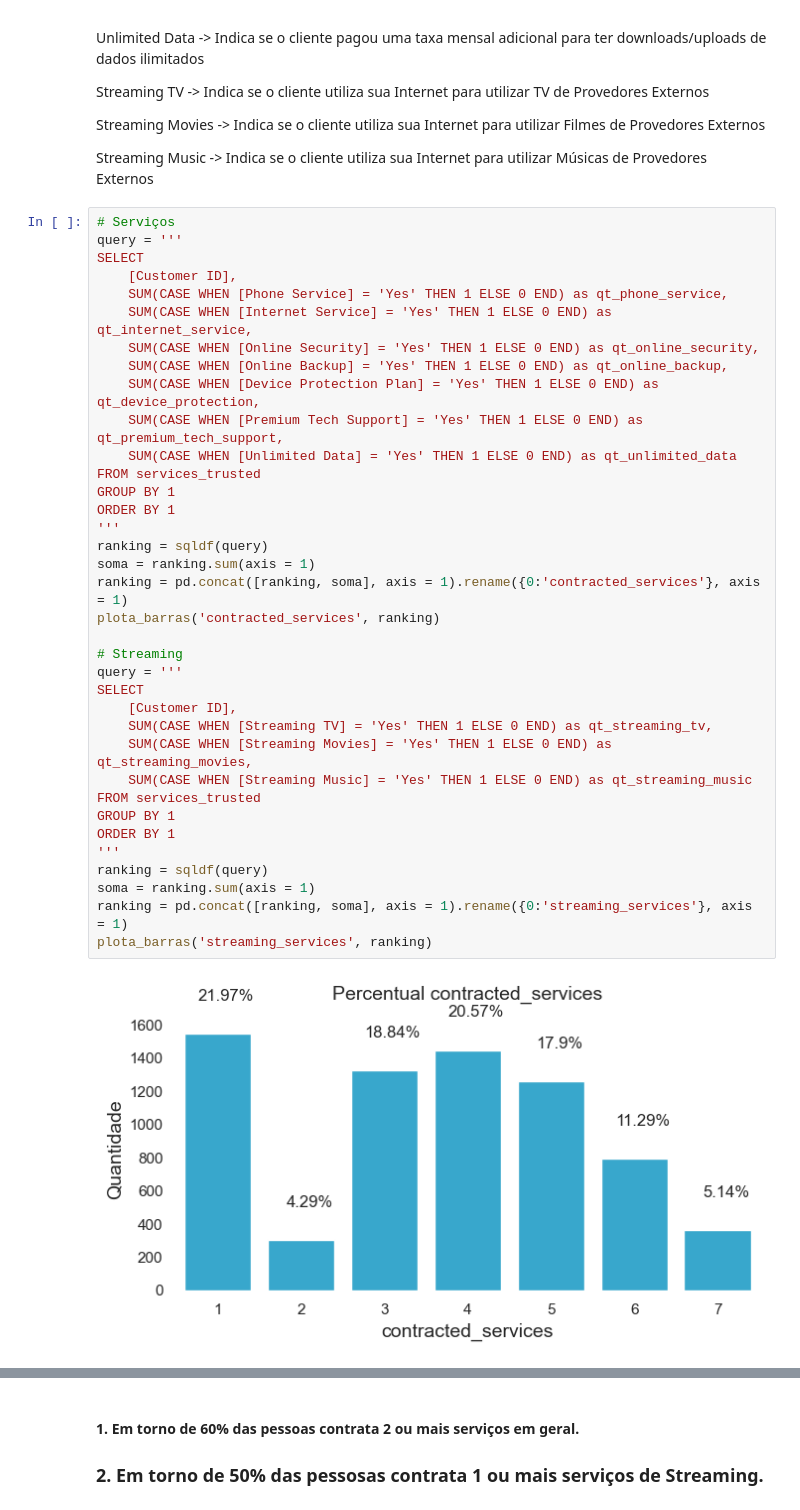
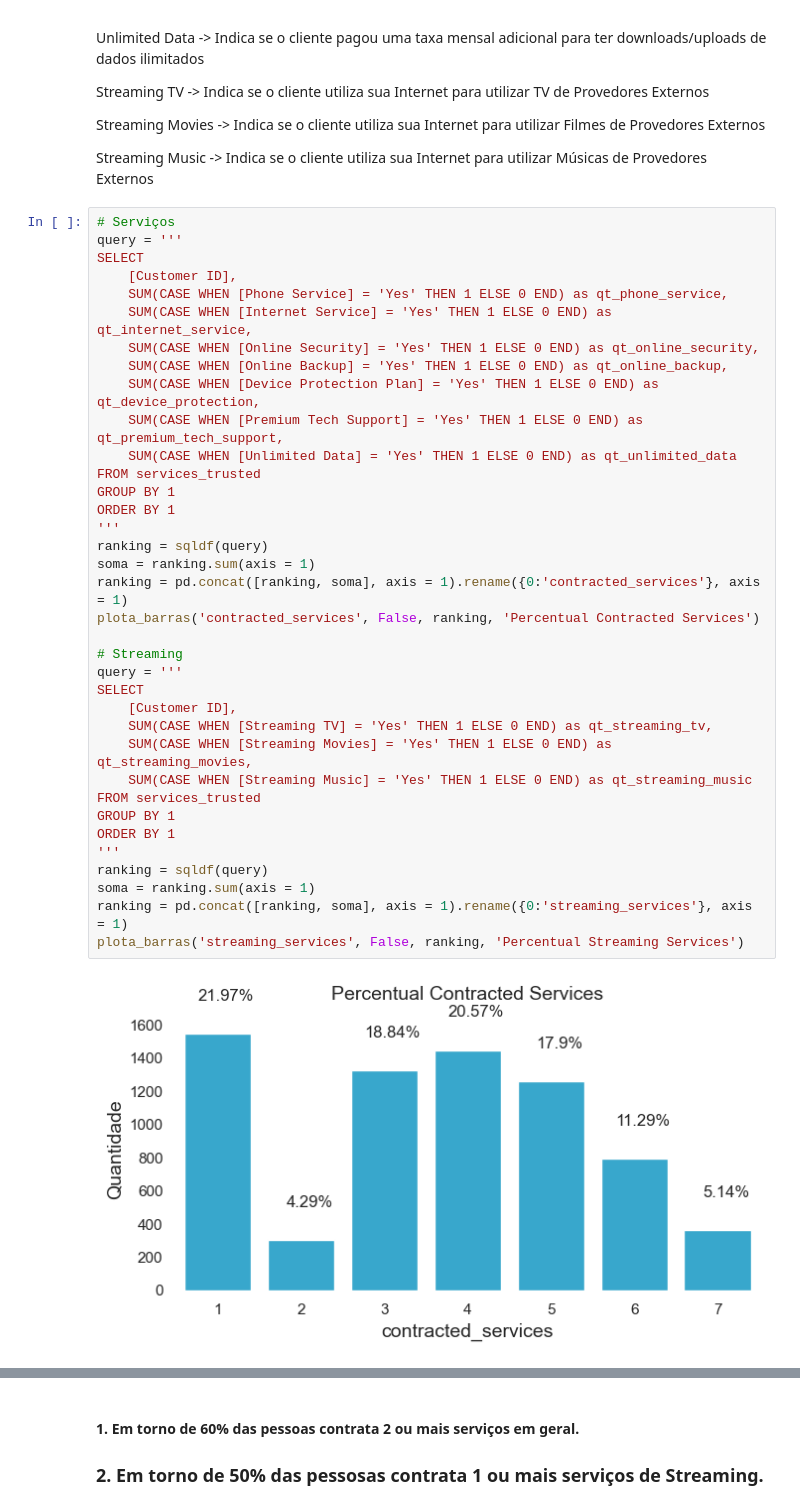
Before and after one commit to leonardovargas10/Modelo_Previsao_Churn, a Jupyter notebook: Modelo_Churn.ipynb, the cells around one changed output, grey strips where cells are left out. Cells and saved outputs as stored; diff of their text form.

```diff
--- a/Modelo_Churn.ipynb
+++ b/Modelo_Churn.ipynb
@@ -502,36 +552,36 @@ SELECT
     SUM(CASE WHEN [Phone Service] = 'Yes' THEN 1 ELSE 0 END) as qt_phone_service,
     SUM(CASE WHEN [Internet Service] = 'Yes' THEN 1 ELSE 0 END) as qt_internet_service,
     SUM(CASE WHEN [Online Security] = 'Yes' THEN 1 ELSE 0 END) as qt_online_security,
     SUM(CASE WHEN [Online Backup] = 'Yes' THEN 1 ELSE 0 END) as qt_online_backup,
     SUM(CASE WHEN [Device Protection Plan] = 'Yes' THEN 1 ELSE 0 END) as qt_device_protection,
     SUM(CASE WHEN [Premium Tech Support] = 'Yes' THEN 1 ELSE 0 END) as qt_premium_tech_support,
     SUM(CASE WHEN [Unlimited Data] = 'Yes' THEN 1 ELSE 0 END) as qt_unlimited_data
 FROM services_trusted
 GROUP BY 1
 ORDER BY 1
 '''
 ranking = sqldf(query)
 soma = ranking.sum(axis = 1)
 ranking = pd.concat([ranking, soma], axis = 1).rename({0:'contracted_services'}, axis = 1)
-plota_barras('contracted_services', ranking)
+plota_barras('contracted_services', False, ranking, 'Percentual Contracted Services')
 
 # Streaming
 query = '''
 SELECT
     [Customer ID],
     SUM(CASE WHEN [Streaming TV] = 'Yes' THEN 1 ELSE 0 END) as qt_streaming_tv,
     SUM(CASE WHEN [Streaming Movies] = 'Yes' THEN 1 ELSE 0 END) as qt_streaming_movies,
     SUM(CASE WHEN [Streaming Music] = 'Yes' THEN 1 ELSE 0 END) as qt_streaming_music
 FROM services_trusted
 GROUP BY 1
 ORDER BY 1
 '''
 ranking = sqldf(query)
 soma = ranking.sum(axis = 1)
 ranking = pd.concat([ranking, soma], axis = 1).rename({0:'streaming_services'}, axis = 1)
-plota_barras('streaming_services', ranking)
+plota_barras('streaming_services', False, ranking, 'Percentual Streaming Services')
 # %% [output]
-[figure, old version]
+[figure, new version]
 [figure]
 # %% [markdown]
 #### 1. Em torno de 60% das pessoas contrata 2 ou mais serviços em geral.
```
Also changed, not shown: parts of 15 cells of this notebook.
